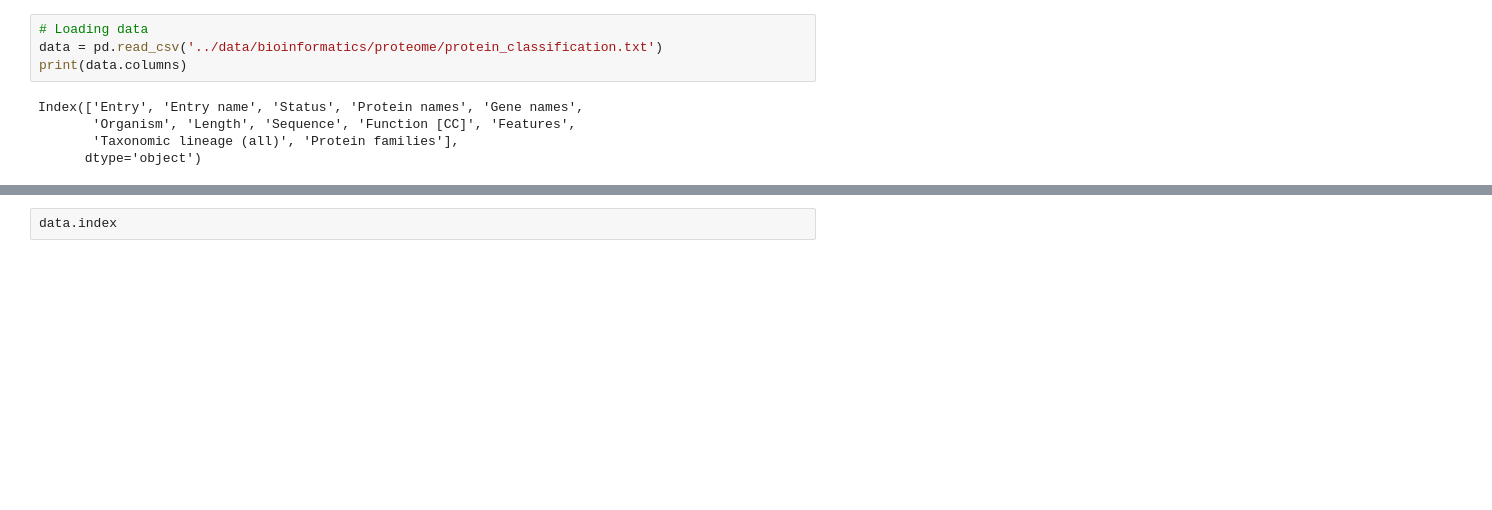
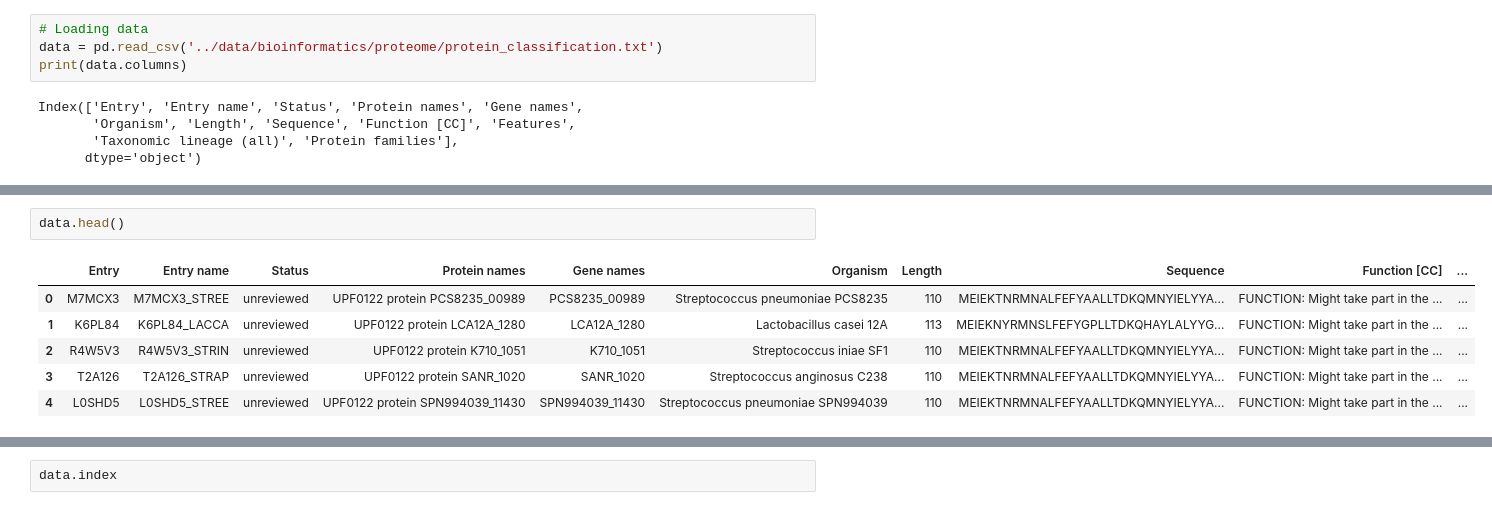
Before and after one commit to ai-dave/ml-gene-pub, a Jupyter notebook: protein-classification.ipynb, the cells around one changed output, grey strips where cells are left out. Drawn from its saved outputs; the diff is of its cells as text; blank space fills up the shorter version.

Commit message:
protein classification

```diff
--- a/protein-classification.ipynb
+++ b/protein-classification.ipynb
@@ -103,0 +102,9 @@ corpus
+# %%
+data.head()
+# %% [output]
+|  | Entry | Entry name | Status | Protein names | Gene names | Organism | Length | Sequence | Function [CC] | ... |
+| 0 | M7MCX3 | M7MCX3_STREE | unreviewed | UPF0122 protein PCS8235_00989 | PCS8235_00989 | Streptococcus pneumoniae PCS8235 | 110 | MEIEKTNRMNALFEFYAALLTDKQMNYIELYYA... | FUNCTION: Might take part in the ... | ... |
+| 1 | K6PL84 | K6PL84_LACCA | unreviewed | UPF0122 protein LCA12A_1280 | LCA12A_1280 | Lactobacillus casei 12A | 113 | MEIEKNYRMNSLFEFYGPLLTDKQHAYLALYYG... | FUNCTION: Might take part in the ... | ... |
+| 2 | R4W5V3 | R4W5V3_STRIN | unreviewed | UPF0122 protein K710_1051 | K710_1051 | Streptococcus iniae SF1 | 110 | MEIEKTNRMNALFEFYAALLTDKQMNYIELYYA... | FUNCTION: Might take part in the ... | ... |
+| 3 | T2A126 | T2A126_STRAP | unreviewed | UPF0122 protein SANR_1020 | SANR_1020 | Streptococcus anginosus C238 | 110 | MEIEKTNRMNALFEFYAALLTDKQMNYIELYYA... | FUNCTION: Might take part in the ... | ... |
+| 4 | L0SHD5 | L0SHD5_STREE | unreviewed | UPF0122 protein SPN994039_11430 | SPN994039_11430 | Streptococcus pneumoniae SPN994039 | 110 | MEIEKTNRMNALFEFYAALLTDKQMNYIELYYA... | FUNCTION: Might take part in the ... | ... |
```
Also changed, not shown: parts of 9 cells of this notebook.
